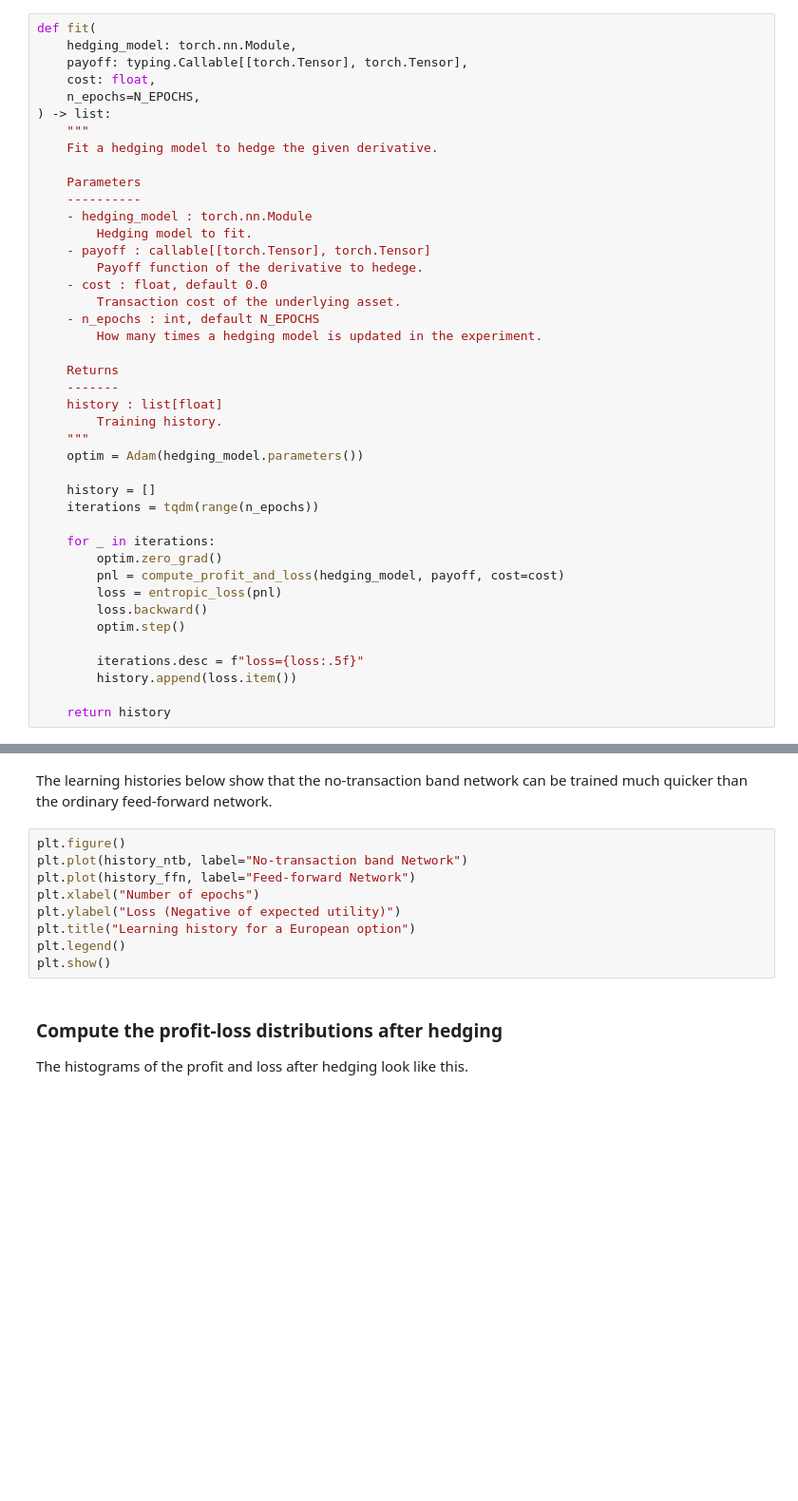
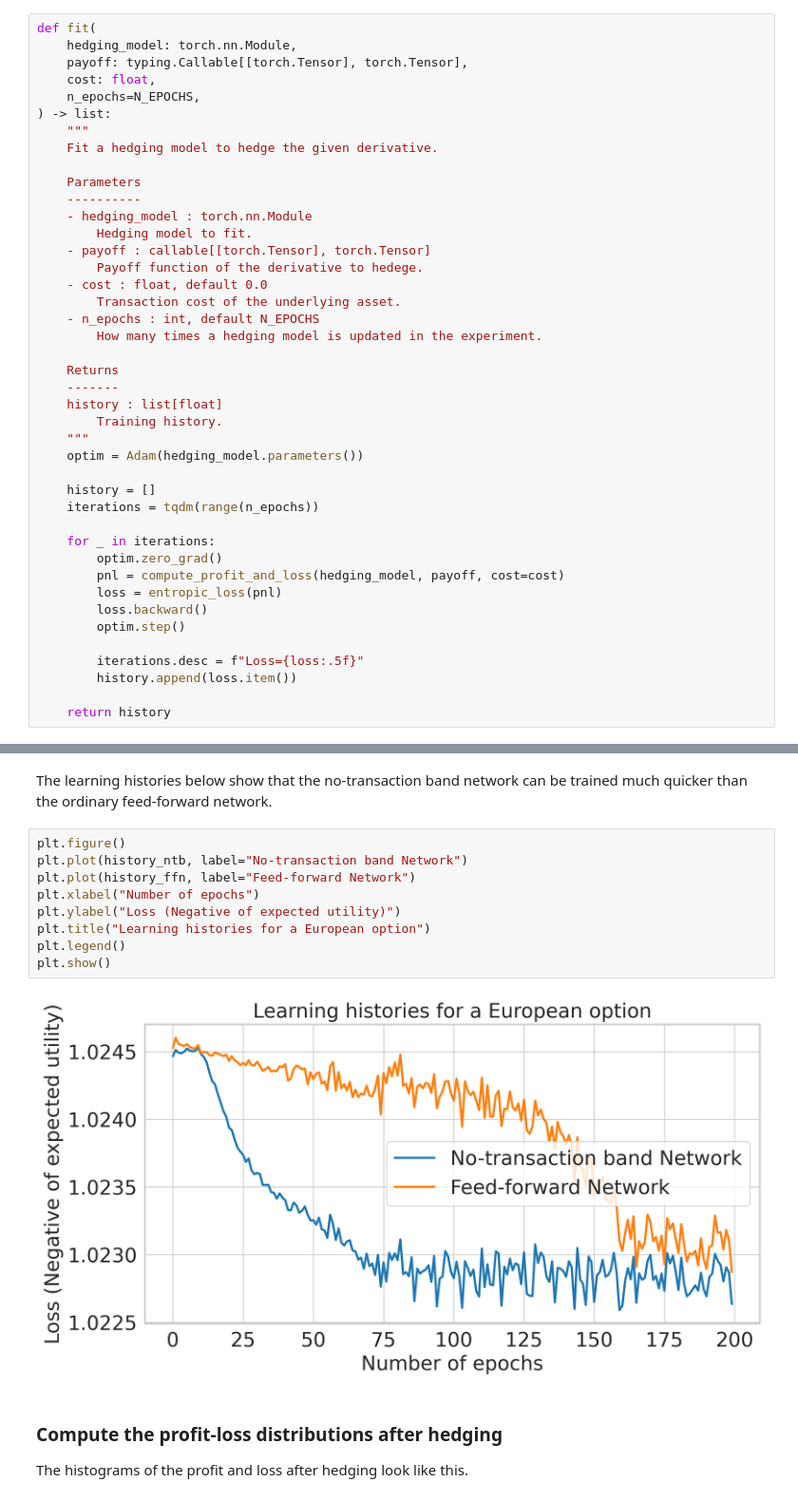
Before and after one commit to pfnet-research/NoTransactionBandNetwork, a Jupyter notebook: main.ipynb, the cells around one changed output, grey strips where cells are left out. Shown at 95% size. Saved outputs shown, nothing was run; the diff lists cells and outputs as text; blank space fills up the shorter version.

```diff
--- a/main.ipynb
+++ b/main.ipynb
@@ -296,7 +300,7 @@ def fit(
         loss.backward()
         optim.step()
 
-        iterations.desc = f"loss={loss:.5f}"
+        iterations.desc = f"Loss={loss:.5f}"
         history.append(loss.item())
 
     return history
@@ -310,12 +314,14 @@ The learning histories below show that the no-transaction band network can be tr
 # %%
 plt.figure()
 plt.plot(history_ntb, label="No-transaction band Network")
 plt.plot(history_ffn, label="Feed-forward Network")
 plt.xlabel("Number of epochs")
 plt.ylabel("Loss (Negative of expected utility)")
-plt.title("Learning history for a European option")
+plt.title("Learning histories for a European option")
 plt.legend()
 plt.show()
+# %% [output]
+[figure, added]
 # %% [markdown]
 ### Compute the profit-loss distributions after hedging
 
```
Also changed, not shown: parts of 14 cells of this notebook.
